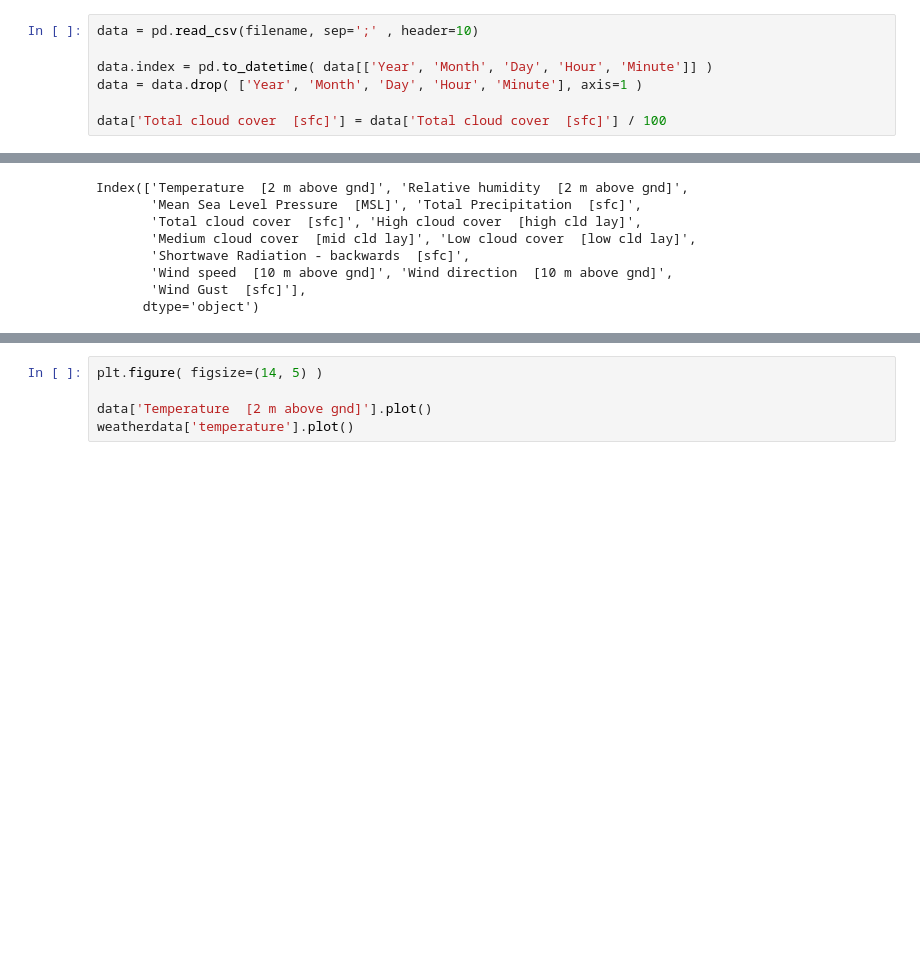
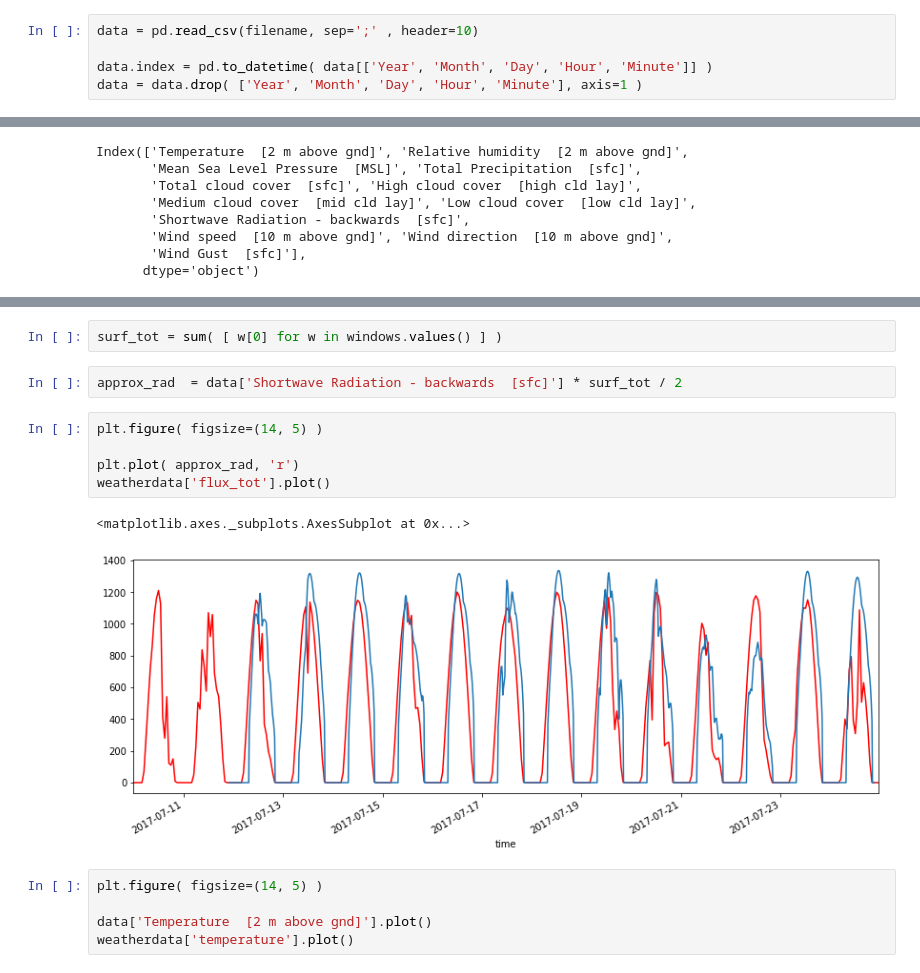
Before and after one commit to xdze2/thermique_appart, a Jupyter notebook: testweek_get_data.ipynb, the cells around one changed output, grey strips where cells are left out. Drawn from its saved outputs; the diff is of its cells as text; blank space fills up the shorter version.

```diff
--- a/testweek_get_data.ipynb
+++ b/testweek_get_data.ipynb
@@ -144,8 +144,6 @@ data = pd.read_csv(filename, sep=';' , header=10)
 
 data.index = pd.to_datetime( data[['Year', 'Month', 'Day', 'Hour', 'Minute']] )
 data = data.drop( ['Year', 'Month', 'Day', 'Hour', 'Minute'], axis=1 )
-
-data['Total cloud cover  [sfc]'] = data['Total cloud cover  [sfc]'] / 100
 # %%
 data.columns
 # %% [output]
@@ -165,6 +164,18 @@ weatherdata['cloudCover'].plot()
 # %% [output]
 <matplotlib.axes._subplots.AxesSubplot at 0x...>
 [figure]
+# %%
+surf_tot = sum( [ w[0] for w in windows.values() ] )
+# %%
+approx_rad  = data['Shortwave Radiation - backwards  [sfc]'] * surf_tot / 2
+# %%
+plt.figure( figsize=(14, 5) )
+
+plt.plot( approx_rad, 'r')
+weatherdata['flux_tot'].plot()
+# %% [output]
+<matplotlib.axes._subplots.AxesSubplot at 0x...>
+[figure, added]
 # %%
 plt.figure( figsize=(14, 5) )
 
```
Also changed, not shown: parts of 8 cells of this notebook, 2 other files.
